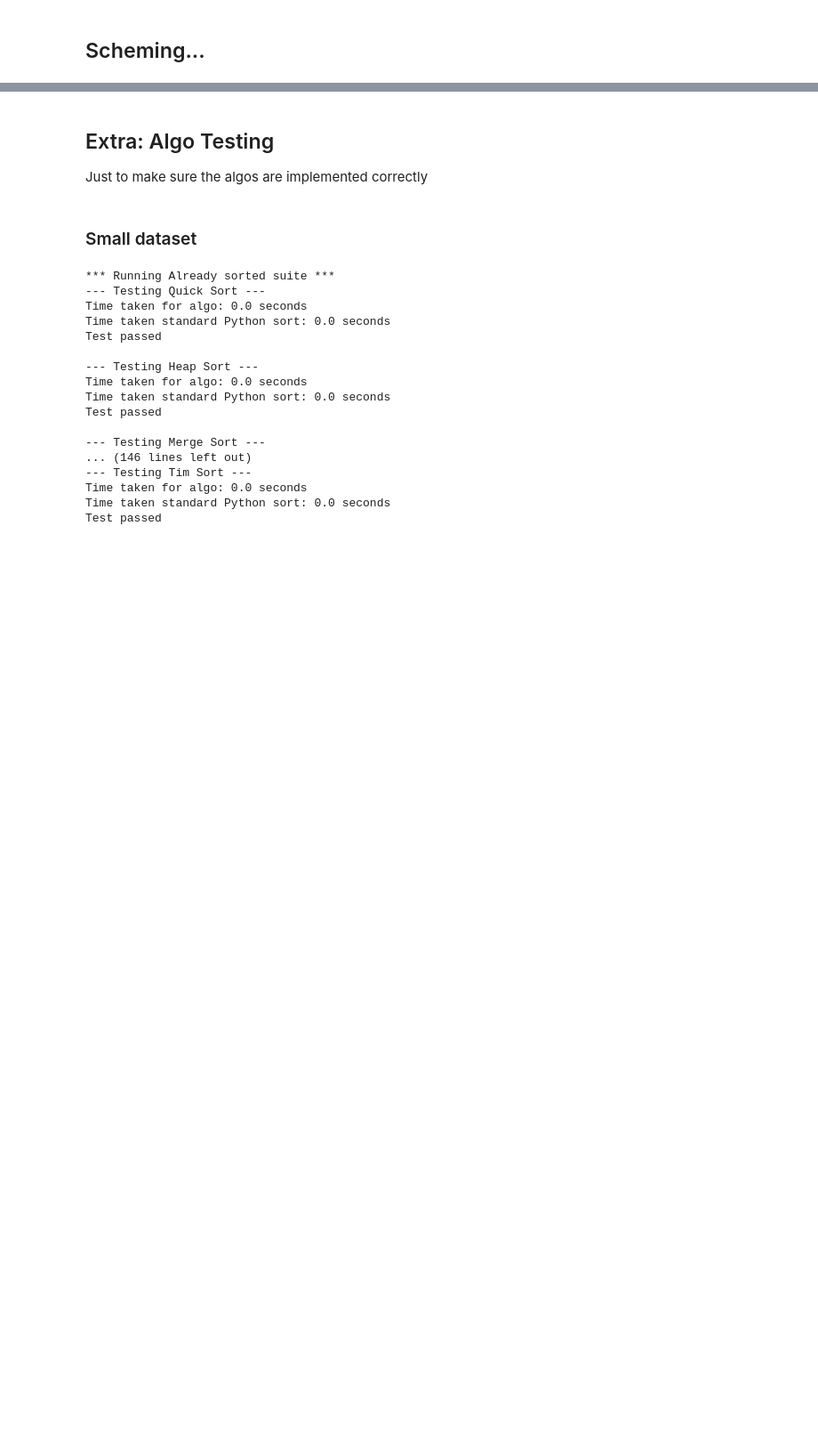
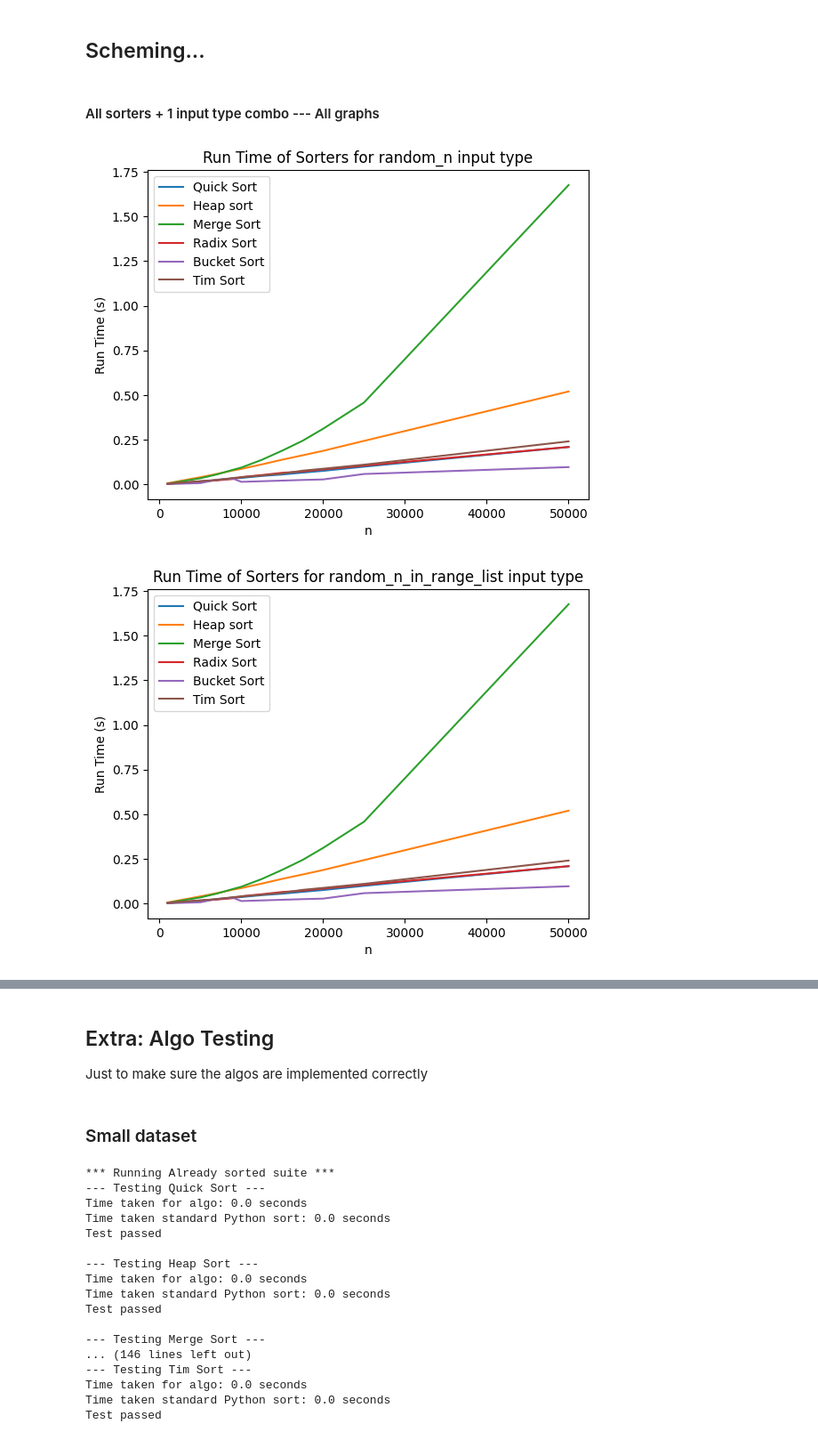
Before and after one commit to ptmdmusique/cs584-684-midterm, a Jupyter notebook: main.ipynb, the cells around one changed output, grey strips where cells are left out. Shown at 89% size. Cells and saved outputs as stored; diff of their text form; code cells hidden in the pictures; blank space fills up the shorter version.

```diff
--- a/main.ipynb
+++ b/main.ipynb
@@ -453,3 +502,8 @@ def generate_graph_per_sort_type(ignore_sorters = []):
+# %% [markdown]
+#### All sorters + 1 input type combo --- All graphs
 # %%
 # All graphs
-generate_graph_per_sort_type()
+generate_graph_for_all_sorters()
+# %% [output]
+[figure, added]
+[figure, added]
```
Also changed, not shown: parts of 17 cells of this notebook, 1 other file.
